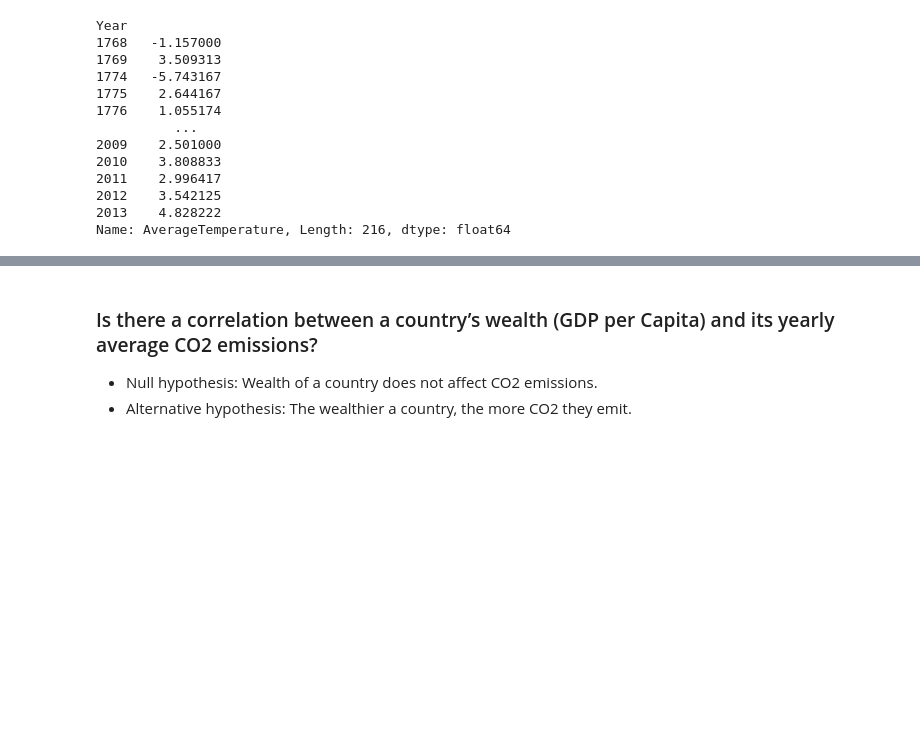
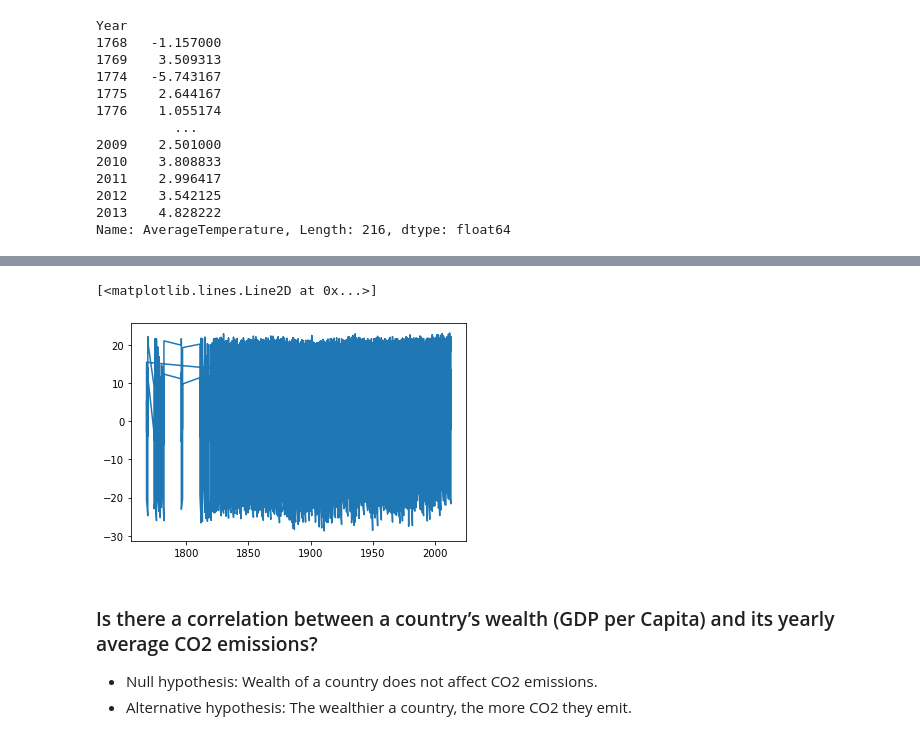
Before and after one commit to Heesu-H/project_1, a Jupyter notebook: ClimateChangePy.ipynb, the cells around one changed output, grey strips where cells are left out. Drawn from its saved outputs; the diff is of its cells as text; code cells hidden in the pictures; blank space fills up the shorter version.

```diff
--- a/ClimateChangePy.ipynb
+++ b/ClimateChangePy.ipynb
@@ -391,3 +412,10 @@ KeyError: 'Country Name'
+# %%
+x = temp_na["Year"]
+y = temp_na["AverageTemperature"]
+plt.plot(x,y)
+# %% [output]
+[<matplotlib.lines.Line2D at 0x...>]
+[figure, added]
 # %% [markdown]
 ### Is there a correlation between a country’s wealth (GDP per Capita) and its yearly average CO2 emissions?
 * Null hypothesis: Wealth of a country does not affect CO2 emissions.
```
Also changed, not shown: parts of 34 cells of this notebook.
